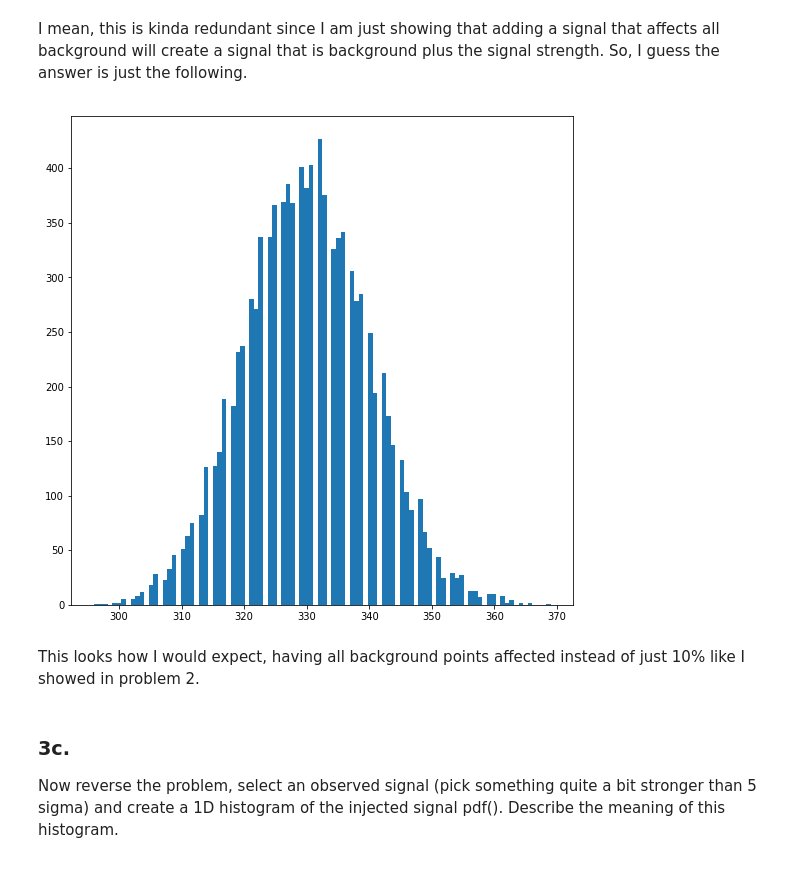
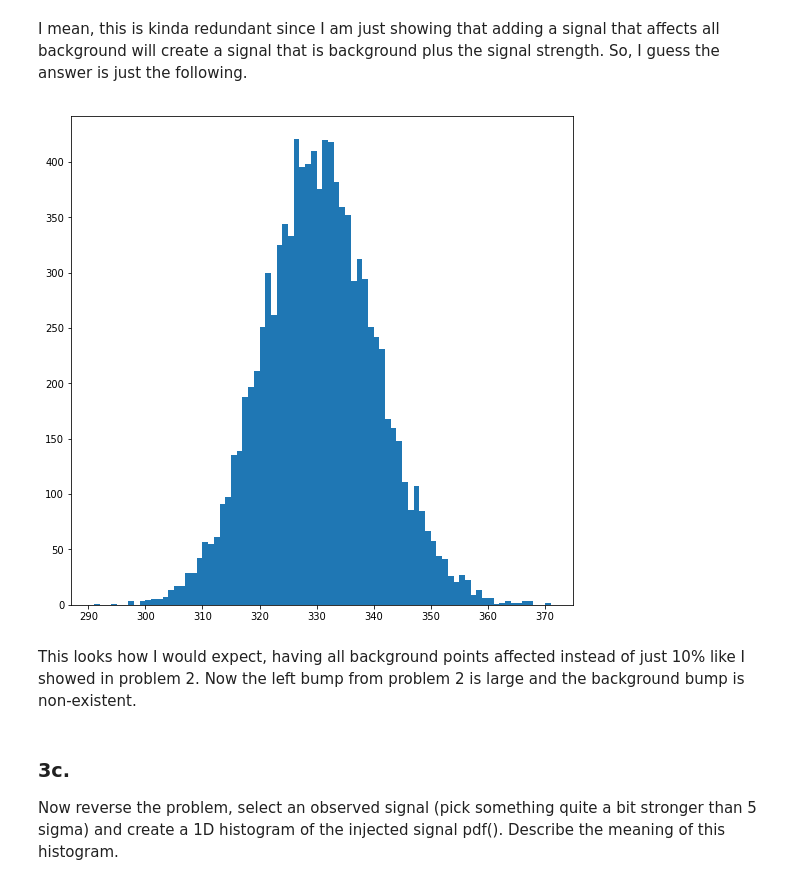
Before and after one commit to AdamK42/physics-434, a Jupyter notebook: lab6/lab6.ipynb, the cells around one changed output. Saved outputs shown, nothing was run; the diff lists cells and outputs as text; code cells hidden in the pictures.

```diff
--- a/lab6/lab6.ipynb
+++ b/lab6/lab6.ipynb
@@ -117,15 +130,15 @@ I mean, this is kinda redundant since I am just showing that adding a signal tha
 # %%
 observed_signal = np.add(np.ones(10000) * inject_value,
                         poisson.rvs(mean, size=10000))
 
 figure = plt.figure(figsize=(9, 9))
 ax = figure.subplots()
 
-ax.hist(observed_signal, bins=100);
+ax.hist(observed_signal, bins=80);
 # %% [output]
-[figure, old version]
+[figure, new version]
 # %% [markdown]
-This looks how I would expect, having all background points affected instead of just 10% like I showed in problem 2.
+This looks how I would expect, having all background points affected instead of just 10% like I showed in problem 2. Now the left bump from problem 2 is large and the background bump is non-existent.
 # %% [markdown]
 ### 3c.
 Now reverse the problem, select an observed signal (pick something quite a bit stronger than 5 sigma) and create a 1D histogram of the injected signal pdf(). Describe the meaning of this histogram.
```
Also changed, not shown: parts of 12 cells of this notebook.
